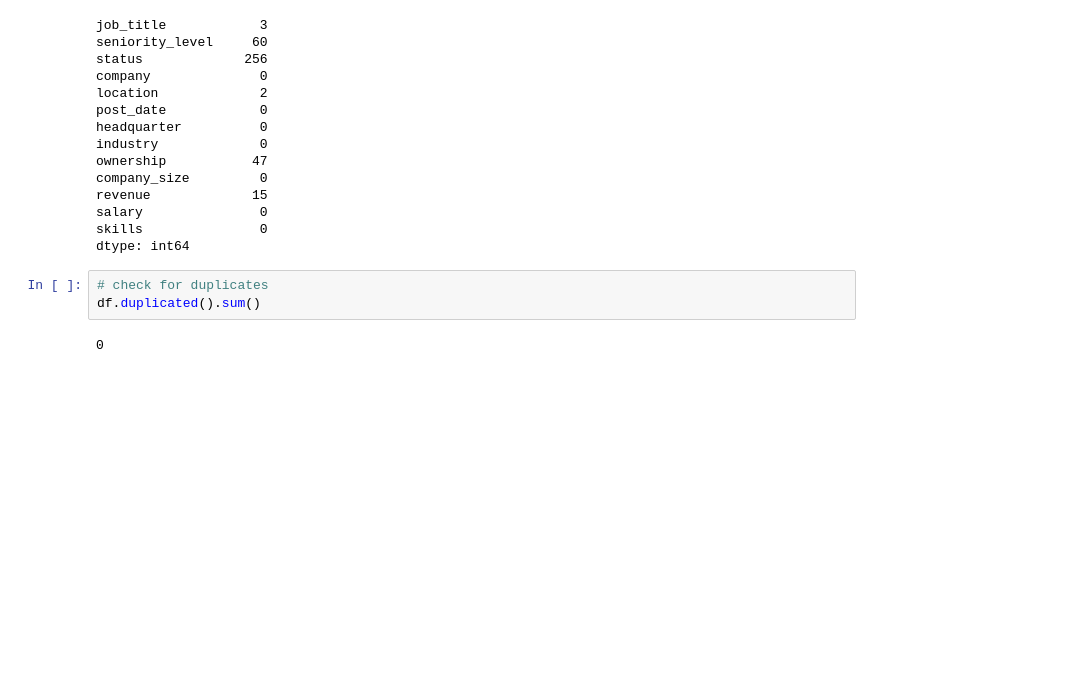
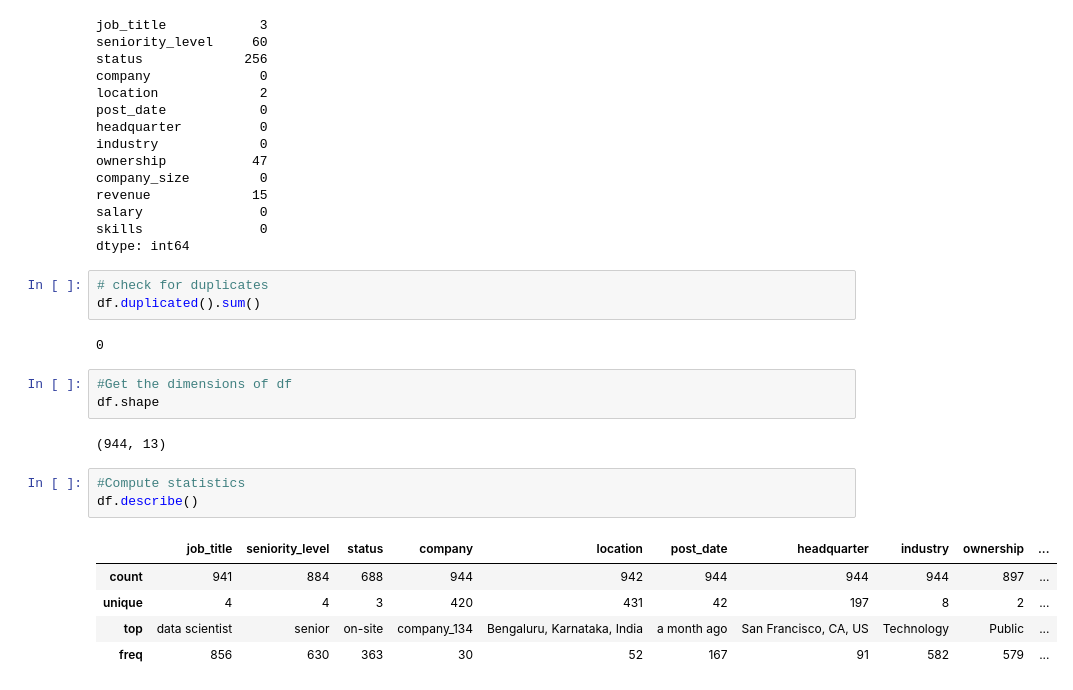
Before and after one commit to Lenmbugua/Analytics-Practice-Datasets, a Jupyter notebook: Data science Jobs.ipynb, the cells around one changed output. Cells and saved outputs as stored; diff of their text form; blank space fills up the shorter version.

```diff
--- a/Data science Jobs.ipynb
+++ b/Data science Jobs.ipynb
@@ -75,3 +75,17 @@ dtype: int64
 df.duplicated().sum()
 # %% [output]
 0
+# %%
+#Get the dimensions of df
+df.shape
+# %% [output]
+(944, 13)
+# %%
+#Compute statistics
+df.describe()
+# %% [output]
+|  | job_title | seniority_level | status | company | location | post_date | headquarter | industry | ownership | ... |
+| count | 941 | 884 | 688 | 944 | 942 | 944 | 944 | 944 | 897 | ... |
+| unique | 4 | 4 | 3 | 420 | 431 | 42 | 197 | 8 | 2 | ... |
+| top | data scientist | senior | on-site | company_134 | Bengaluru, Karnataka, India | a month ago | San Francisco, CA, US | Technology | Public | ... |
+| freq | 856 | 630 | 363 | 30 | 52 | 167 | 91 | 582 | 579 | ... |
```
Also changed, not shown: parts of 18 cells of this notebook.
